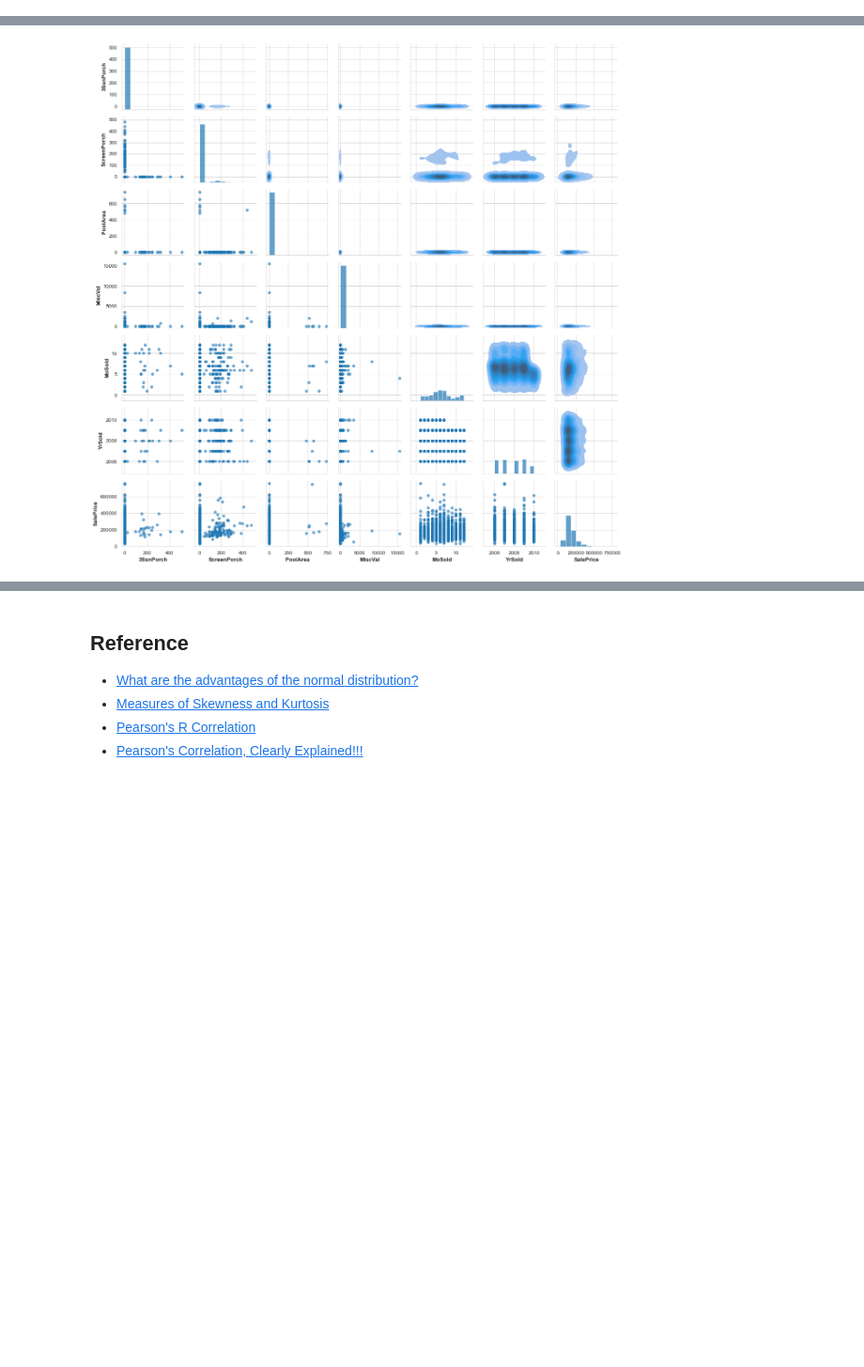
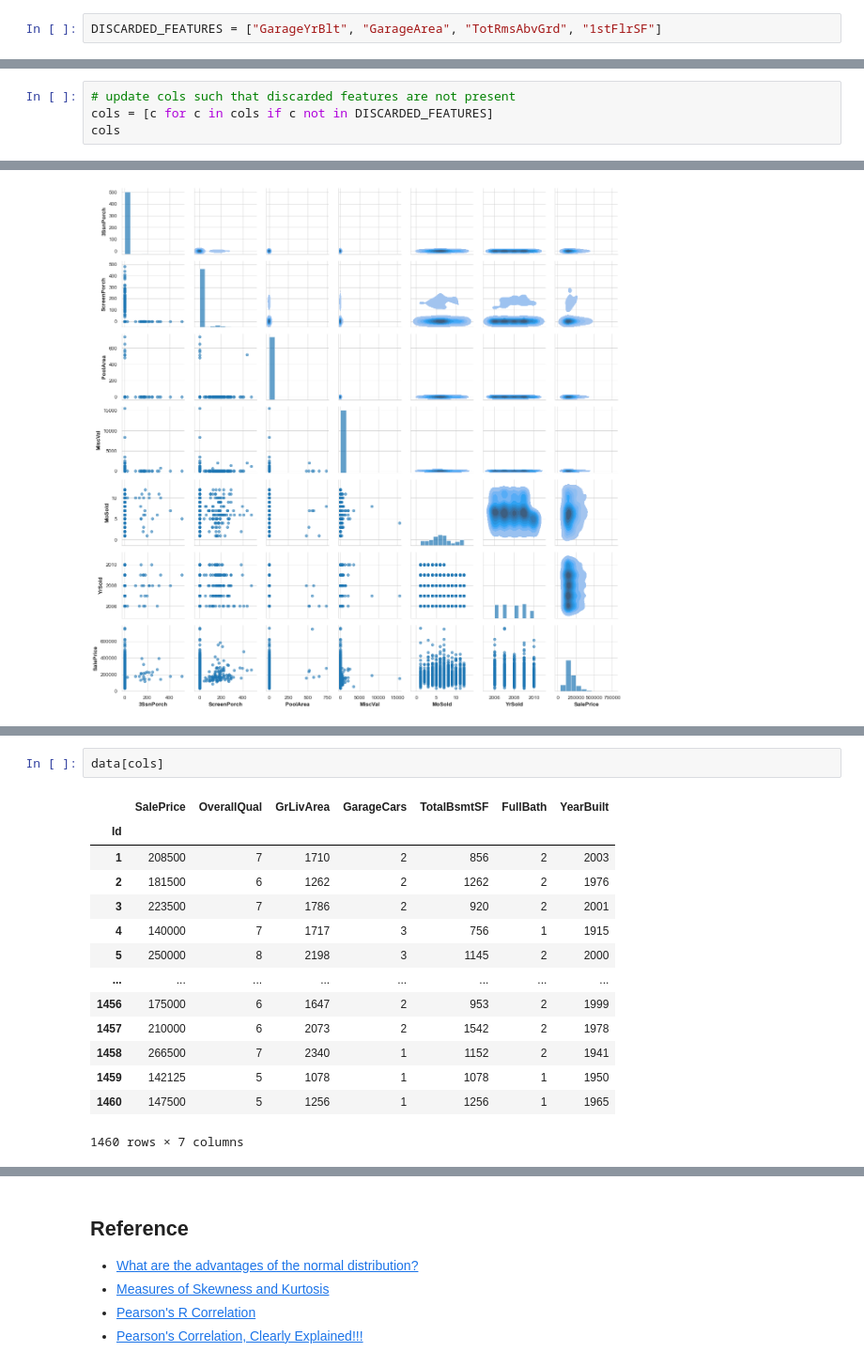
Before and after one commit to ZenithClown/self-development, a Jupyter notebook: competitions/kaggle/House Prices - Advanced Regression Techniques/Data Analysis.ipynb, the cells around one changed output, grey strips where cells are left out. Shown at 94% size. Saved outputs shown, nothing was run; the diff lists cells and outputs as text; blank space fills up the shorter version.

```diff
--- a/competitions/kaggle/House Prices - Advanced Regression Techniques/Data Analysis.ipynb
+++ b/competitions/kaggle/House Prices - Advanced Regression Techniques/Data Analysis.ipynb
@@ -331,6 +361,8 @@ data[["YearBuilt", "GarageYrBlt"]].apply(lambda x : np.equal(*x), axis = 1).valu
 True     1089
 False     371
 dtype: int64
+# %%
+DISCARDED_FEATURES = ["GarageYrBlt", "GarageArea", "TotRmsAbvGrd", "1stFlrSF"]
 # %%
 # based on observation, removing excess column
 # not to remove `area` as it might require some further analysis
@@ -340,0 +373,4 @@ data.shape
+# %%
+# update cols such that discarded features are not present
+cols = [c for c in cols if c not in DISCARDED_FEATURES]
+cols
@@ -376,0 +443,17 @@ plt.show()
+# %%
+data[cols]
+# %% [output]
+|  | SalePrice | OverallQual | GrLivArea | GarageCars | TotalBsmtSF | FullBath | YearBuilt |
+| Id |  |  |  |  |  |  |  |
+| 1 | 208500 | 7 | 1710 | 2 | 856 | 2 | 2003 |
+| 2 | 181500 | 6 | 1262 | 2 | 1262 | 2 | 1976 |
+| 3 | 223500 | 7 | 1786 | 2 | 920 | 2 | 2001 |
+| 4 | 140000 | 7 | 1717 | 3 | 756 | 1 | 1915 |
+| 5 | 250000 | 8 | 2198 | 3 | 1145 | 2 | 2000 |
+| ... | ... | ... | ... | ... | ... | ... | ... |
+| 1456 | 175000 | 6 | 1647 | 2 | 953 | 2 | 1999 |
+| 1457 | 210000 | 6 | 2073 | 2 | 1542 | 2 | 1978 |
+| 1458 | 266500 | 7 | 2340 | 1 | 1152 | 2 | 1941 |
+| 1459 | 142125 | 5 | 1078 | 1 | 1078 | 1 | 1950 |
+| 1460 | 147500 | 5 | 1256 | 1 | 1256 | 1 | 1965 |
+1460 rows × 7 columns
```
Also changed, not shown: parts of 13 cells of this notebook.
